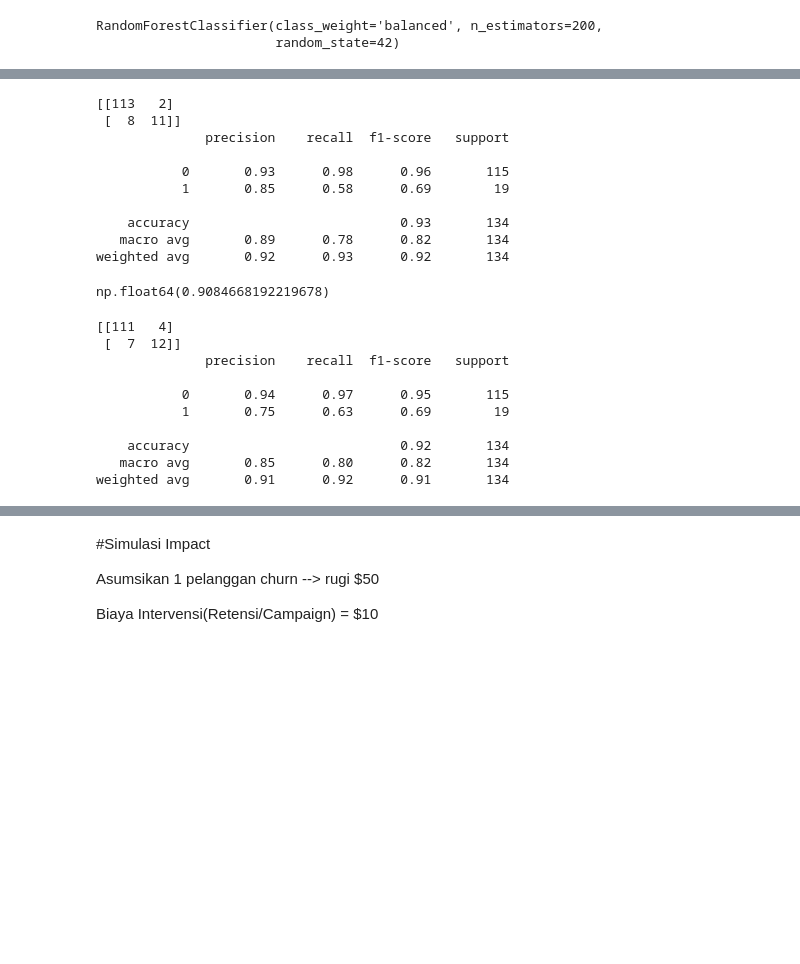
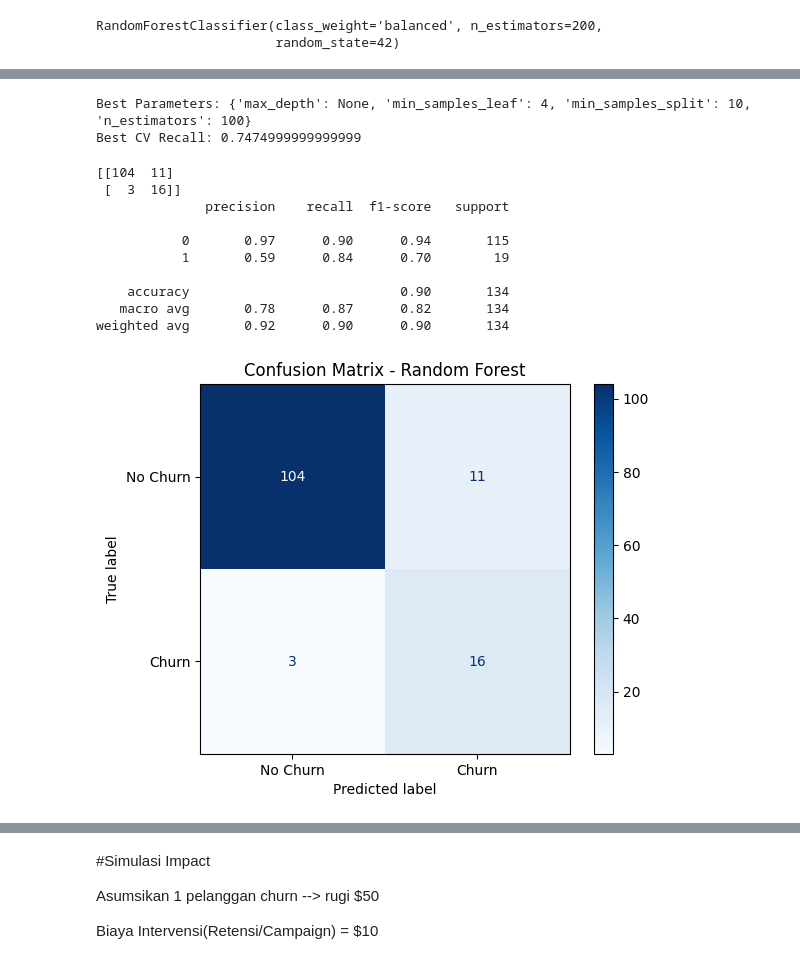
Before and after one commit to mafudsetiono/Churn-Analysis, a Jupyter notebook: Churn_Classification.ipynb, the cells around one changed output, grey strips where cells are left out. Saved outputs shown, nothing was run; the diff lists cells and outputs as text; code cells hidden in the pictures; blank space fills up the shorter version.

```diff
--- a/Churn_Classification.ipynb
+++ b/Churn_Classification.ipynb
@@ -580,3 +598,22 @@ rf.fit(X_train_scaled, y_train)
 # %% [output]
 RandomForestClassifier(class_weight='balanced', n_estimators=200,
                        random_state=42)
+# %%
+param_grid = {
+    'n_estimators': [100, 200, 300],
+    'max_depth': [None, 5, 10, 20],
+    'min_samples_split': [2, 5, 10],
+    'min_samples_leaf': [1, 2, 4]
+}
+# %%
+# GridSearch
+grid_rf = GridSearchCV(
+    estimator=rf,
+    param_grid=param_grid,
+    scoring='recall',
+    cv=cv,
+    n_jobs=-1,
+    verbose=1
+)
+
+grid_rf.fit(X_train_scaled, y_train)
@@ -583,37 +632,38 @@ RandomForestClassifier(class_weight='balanced', n_estimators=200,
+# %%
+best_rf = grid_rf.best_estimator_
+
+print("Best Parameters:", grid_rf.best_params_)
+print("Best CV Recall:", grid_rf.best_score_)
+# %% [output]
+Best Parameters: {'max_depth': None, 'min_samples_leaf': 4, 'min_samples_split': 10, 'n_estimators': 100}
+Best CV Recall: 0.7474999999999999
 # %%
-y_pred_rf = rf.predict(X_test_scaled)
-y_proba_rf = rf.predict_proba(X_test_scaled)[:,1]
+y_pred_rf = best_rf.predict(X_test_scaled)
 
 print(confusion_matrix(y_test, y_pred_rf))
 print(classification_report(y_test, y_pred_rf))
-
-rf_auc = roc_auc_score(y_test, y_proba_rf)
-rf_auc
 # %% [output]
-[[113   2]
- [  8  11]]
+[[104  11]
+ [  3  16]]
               precision    recall  f1-score   support
 
-           0       0.93      0.98      0.96       115
-           1       0.85      0.58      0.69        19
+           0       0.97      0.90      0.94       115
+           1       0.59      0.84      0.70        19
 
-    accuracy                           0.93       134
-   macro avg       0.89      0.78      0.82       134
-weighted avg       0.92      0.93      0.92       134
+    accuracy                           0.90       134
+   macro avg       0.78      0.87      0.82       134
+weighted avg       0.92      0.90      0.90       134
-np.float64(0.9084668192219678)
-# %%
-y_pred_rf_custom = (y_proba_rf >= 0.4).astype(int)
-
-print(confusion_matrix(y_test, y_pred_rf_custom))
-print(classification_report(y_test, y_pred_rf_custom))
-# %% [output]
-[[111   4]
- [  7  12]]
-              precision    recall  f1-score   support
-
-           0       0.94      0.97      0.95       115
-           1       0.75      0.63      0.69        19
-
-    accuracy                           0.92       134
-   macro avg       0.85      0.80      0.82       134
-weighted avg       0.91      0.92      0.91       134
+# %%
+#Confusion Matrix
+disp = ConfusionMatrixDisplay.from_predictions(
+    y_test,
+    y_pred_rf,
+    display_labels=['No Churn', 'Churn'],
+    cmap='Blues',
+    values_format='d'
+)
+
+plt.title('Confusion Matrix - Random Forest')
+plt.show()
+# %% [output]
+[figure, added]
```
Also changed, not shown: parts of 32 cells of this notebook.
